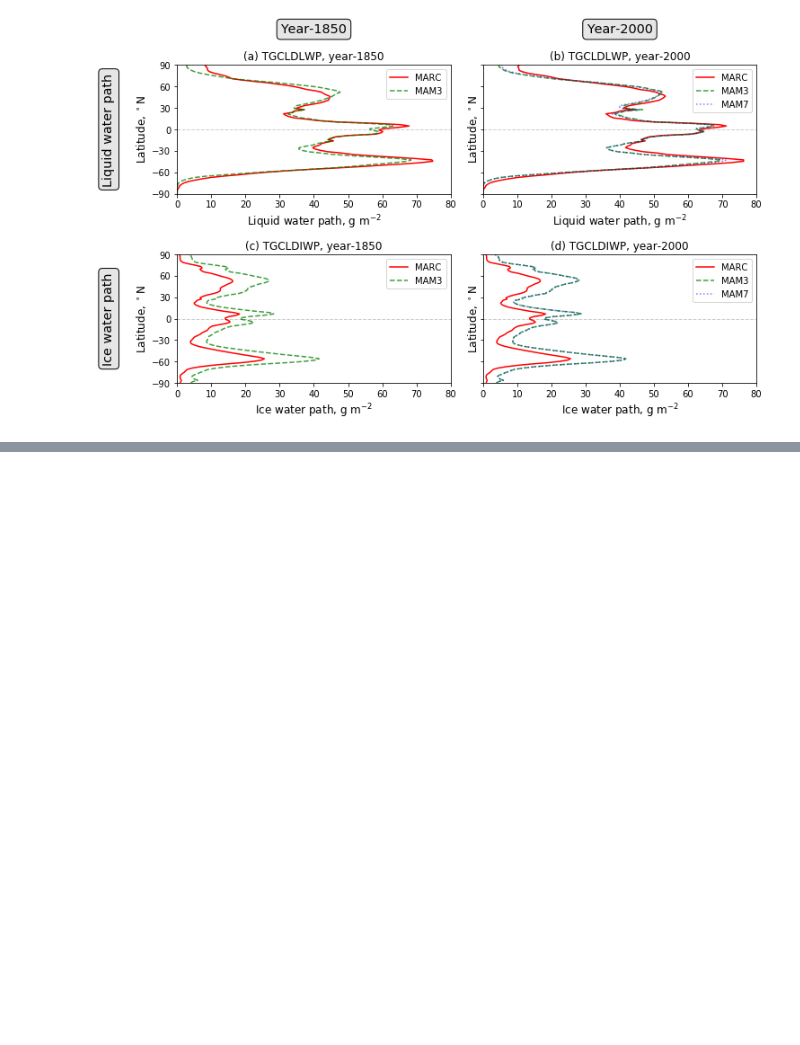
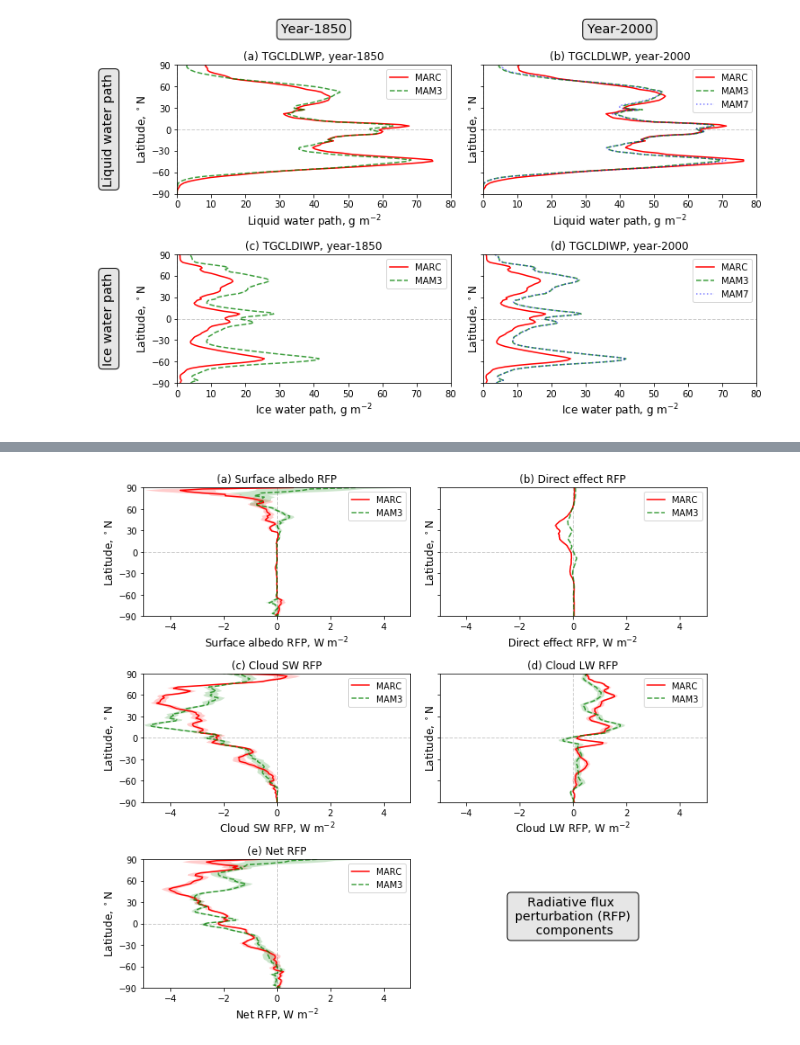
Before and after one commit to grandey/p17c-marc-comparison, a Jupyter notebook: analysis_prelim/analysis_prelim_p17c.ipynb, the cells around one changed output, grey strips where cells are left out. Cells and saved outputs as stored; diff of their text form; code cells hidden in the pictures; blank space fills up the shorter version.

Commit message:
analysis_prelim_p17c.ipynb
Adding zonal means of RFP components

```diff
--- a/analysis_prelim/analysis_prelim_p17c.ipynb
+++ b/analysis_prelim/analysis_prelim_p17c.ipynb
@@ -83,7 +83,7 @@ def zonal_mean_line_plot(year='2000', model_var_dict={'mam3': 'BURDENPOM'},
             # Plot shading - based on standard error
             error = zm.std(dim='time', ddof=1)[var_name].data.flatten() / np.sqrt(zm['time'].size) * sf
             ax.fill_betweenx(zm['lat'].data, tm-error, tm+error,
-                             facecolor=c, alpha=0.1)
+                             facecolor=c, alpha=0.2)
             # Close dataset
             data.close()
         # Case 2: difference (2000-1850)
@@ -110,7 +110,7 @@ def zonal_mean_line_plot(year='2000', model_var_dict={'mam3': 'BURDENPOM'},
             error2 = zm2.std(dim='time', ddof=1)[var_name].data.flatten() / np.sqrt(zm2['time'].size) * sf
             error = np.sqrt(error1**2 + error2**2)
             ax.fill_betweenx(zm1['lat'].data, tm-error, tm+error,
-                             facecolor=c, alpha=0.1)
+                             facecolor=c, alpha=0.2)
             # Close datasets
             data1.close()
             data2.close()
@@ -261,0 +267,42 @@ fig.savefig('temp.pdf', bbox_inches='tight')
+# %%
+fig, axs = plt.subplots(3, 2, figsize=(10, 9), sharey=True, sharex=False)
+# Loop over RFP components (panels)
+for var_long, p, ax in zip(['Surface albedo', 'Direct effect', 'Cloud SW', 'Cloud LW', 'Net'],
+                           range(5), axs.flatten()):
+    # Information for different components
+    sf = 1
+    xlim = [-5, 5]
+    xlabel = '{} RFP, '.format(var_long) + r'W m$^{-2}$'
+    if var_long == 'Surface albedo':
+        model_var_dict={'marc': 'SAF', 'mam3': 'FSNTOAC_d1'}
+    elif var_long == 'Direct effect':
+        model_var_dict={'marc': 'DRF', 'mam3': 'cDRE'}
+    elif var_long == 'Cloud SW':
+        model_var_dict={'marc': 'CRF', 'mam3': 'SWCF_d1'}
+    elif var_long == 'Cloud LW':  # Using LWCF, since clean-sky LWCF is not available for MARC
+        model_var_dict={'marc': 'LWCF', 'mam3': 'LWCF'}
+    elif var_long == 'Net':
+        model_var_dict={'marc': 'cFNTOA', 'mam3': 'cFNTOA'}
+    # If lefthand column, include ylabel
+    if p in [0, 2, 4]:
+        ylabel = True
+    else:
+        yabel = False
+    # Title
+    title = '({}) {}'.format(chr(97+p), '{} RFP'.format(var_long))
+    # Plot panel
+    zonal_mean_line_plot(year='2000-1850', model_var_dict=model_var_dict,
+                         sf=sf, xlabel=xlabel, xlim=xlim,
+                         ylabel=ylabel, title=title, ax=ax)
+# Hide final subplot
+axs[-1, -1].axis('off')
+# Add figure title below 4th panel
+axs[1, 1].text(0, -250, 'Radiative flux \n perturbation (RFP) \n components',
+               fontsize='x-large', verticalalignment='center', horizontalalignment='center',
+               bbox={'boxstyle': 'round', 'fc': '0.9', 'ec': 'k'})
+# Prevent overlapping labels
+fig.tight_layout()
+# Save
+fig.savefig('temp.pdf', bbox_inches='tight')
+# %% [output]
+[figure, added]
```
Also changed, not shown: parts of 2 cells of this notebook, 1 other file.
